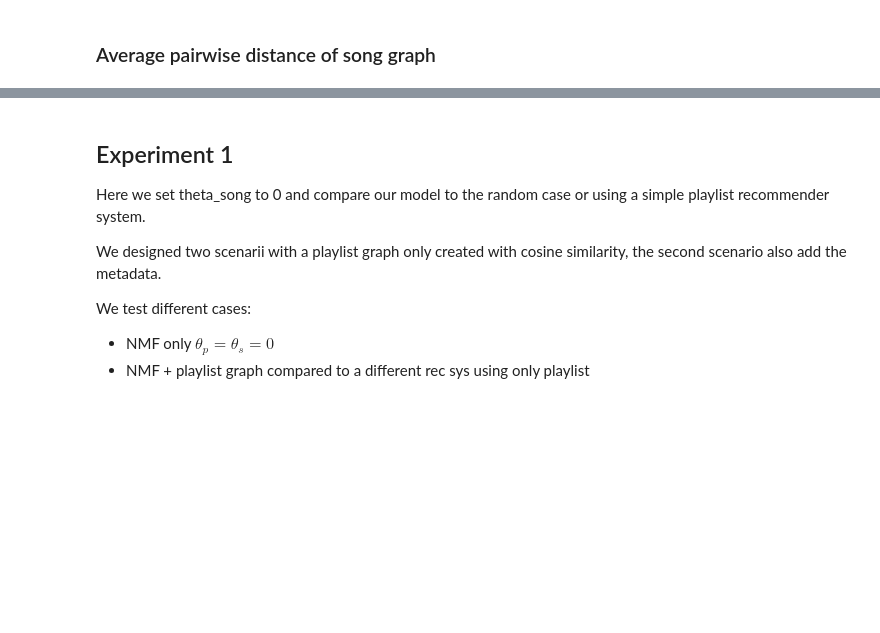
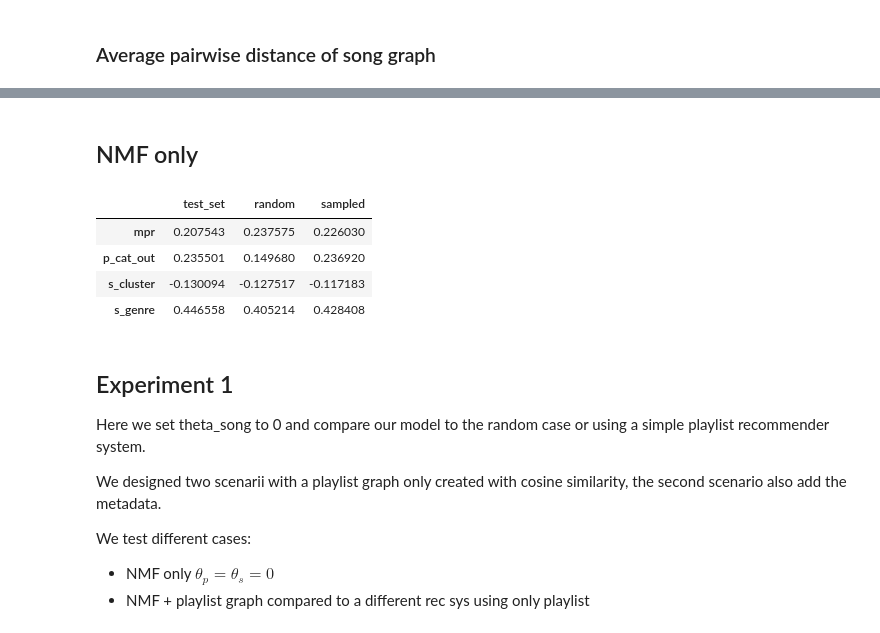
Before and after one commit to kikohs/recog, a Jupyter notebook: notebook/Rec sys.ipynb, the cells around one changed output, grey strips where cells are left out. Drawn from its saved outputs; the diff is of its cells as text; code cells hidden in the pictures; blank space fills up the shorter version.

Commit message:
Average runs for validation

```diff
--- a/notebook/Rec sys.ipynb
+++ b/notebook/Rec sys.ipynb
@@ -511,7 +513,7 @@ def scores_from_mix_df(mix_df, song_df, reco_func, score_func, sample_size=0):
 
 def run_validation(data_path, A, B, method=0, sample_size=SAMPLE_SIZE, top_k_playlist=TOP_K_PLAYLISTS,
                    score_playlist_cat_only=False,
-                   with_sampled_playlists=True, only_test_set=False):
+                   with_sampled_playlists=True, only_test_set=False, run_num=0):
 
     start = time.time()
     # Select recommend method
@@ -548,8 +550,8 @@ def run_validation(data_path, A, B, method=0, sample_size=SAMPLE_SIZE, top_k_pla
     # Dump results to disk
     path = data_path + '.h5'
     store = pd.HDFStore(path)
-    store['results_test'] = results_test
-    store['results_random'] = results_random
+    store['results_test_' + str(run_num)] = results_test
+    store['results_random_' + str(run_num)] = results_random
 
     # Concat results
     res = [results_test.mean(), results_random.mean()]
@@ -558,7 +560,7 @@ def run_validation(data_path, A, B, method=0, sample_size=SAMPLE_SIZE, top_k_pla
     if with_sampled_playlists:
         sampled_mix = create_sampled_mix_df(PLAYLISTS, PLAYLIST_SIZE, NB_SAMPLED_PLAYLISTS, P_CATEGORIES, False)
         results_sampled = scores_from_mix_df(sampled_mix, SONGS, reco_f, score_func, sample_size)
-        store['results_sampled'] = results_sampled
+        store['results_sampled_' + str(run_num)] = results_sampled
         res.append(results_sampled.mean())
         cols.append([2, 'sampled'])
 
@@ -580,3 +582,21 @@ res /= len(distances)
 print 'Average distance on the song graph:', res
 
 print 'Diameter:', nx.diameter(SONG_GRAPH)
+# %%
+def average_validation(exp_dir, name, k=10):
+    data_path = os.path.join(exp_dir, name)
+    d = np.load(data_path + '.npz')
+    res = list()
+    for i in xrange(k):
+        res.append(run_validation(data_path, d['A'], d['B'], run_num=i))
+
+    df_concat = pd.concat(res)
+    by_row_index = df_concat.groupby(df_concat.index)
+    df_means = by_row_index.mean()
+
+    path = data_path + '.h5'
+    store = pd.HDFStore(path)
+    store['avg_summary'] = df_means
+    store.close()
+
+    return df_means
@@ -582,0 +605,6 @@ print 'Diameter:', nx.diameter(SONG_GRAPH)
+# %%
+EXPERIMENT_DIR = os.path.join(DUMP_DIR, 'experiments')
+if not os.path.exists(EXPERIMENT_DIR):
+    os.mkdir(EXPERIMENT_DIR)
+# %% [markdown]
+## NMF only
@@ -583,3 +620,13 @@ print 'Diameter:', nx.diameter(SONG_GRAPH)
+# %%
+nmf_only = average_validation(EXPERIMENT_DIR, 'nmf_only')
+# %%
+nmf_only
+# %% [output]
+|  | test_set | random | sampled |
+| mpr | 0.207543 | 0.237575 | 0.226030 |
+| p_cat_out | 0.235501 | 0.149680 | 0.236920 |
+| s_cluster | -0.130094 | -0.127517 | -0.117183 |
+| s_genre | 0.446558 | 0.405214 | 0.428408 |
 # %% [markdown]
 ## Experiment 1
 
```
Also changed, not shown: parts of 4 cells of this notebook.
